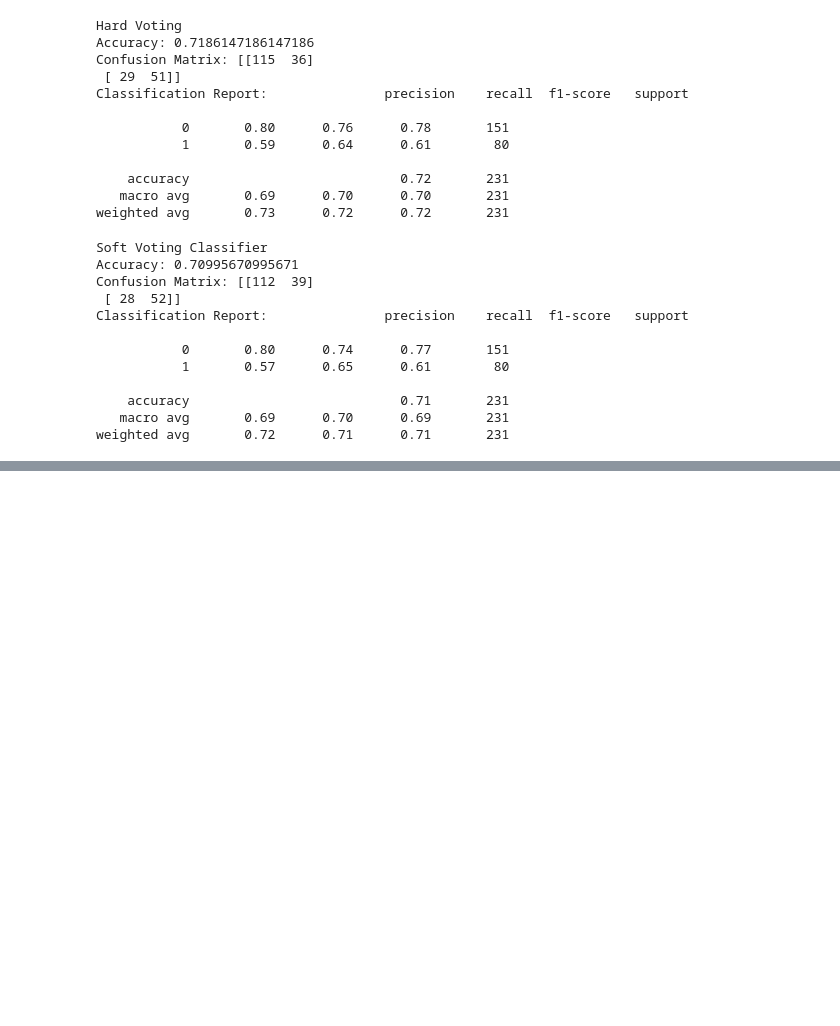
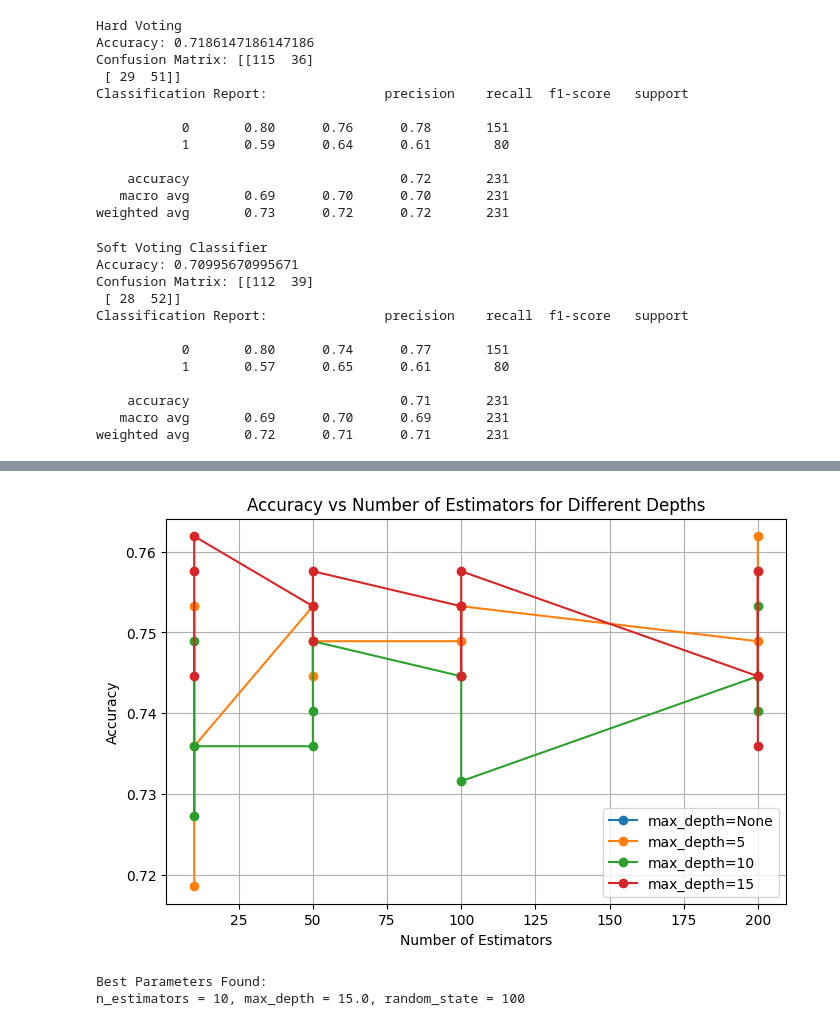
Before and after one commit to PochampellyDeekshitha/MachineLearning, a Jupyter notebook: WEEK8.ipynb, the cells around one changed output, grey strips where cells are left out. Drawn from its saved outputs; the diff is of its cells as text; code cells hidden in the pictures; blank space fills up the shorter version.

```diff
--- a/WEEK8.ipynb
+++ b/WEEK8.ipynb
@@ -226,3 +226,31 @@ Classification Report:               precision    recall  f1-score   support
     accuracy                           0.71       231
    macro avg       0.69      0.70      0.69       231
 weighted avg       0.72      0.71      0.71       231
+# %%
+import pandas as pd
+from sklearn.model_selection import train_test_split
+from sklearn.ensemble import RandomForestClassifier
+from sklearn.metrics import accuracy_score, classification_report
+import matplotlib.pyplot as plt
+df = pd.read_csv("diabetes.csv")
+X = df.drop('Outcome', axis=1)
+y = df['Outcome']
+X_train, X_test, y_train, y_test = train_test_split(X, y, test_size=0.3, random_state=42)
+# %%
+estimators = [10, 50, 100, 200]
+max_depths = [None, 5, 10, 15]
+random_states = [0, 42, 100]
+
+results = []
+for est in estimators:
+    for depth in max_depths:
+        for rs in random_states:
+            rf = RandomForestClassifier(n_estimators=est,max_depth=depth,random_state=rs)
+            rf.fit(X_train, y_train)
+            y_pred = rf.predict(X_test)
+            acc = accuracy_score(y_test, y_pred)
+            results.append((est, depth, rs, acc))
+# %%
+results_df = pd.DataFrame(results, columns=['n_estimators', 'max_depth', 'random_state', 'accuracy'])
+print("Random Forest Parameter Exploration Results ")
+print(results_df)
@@ -228,0 +275,21 @@ weighted avg       0.72      0.71      0.71       231
+# %%
+plt.figure(figsize=(8,5))
+for depth in max_depths:
+    subset = results_df[results_df['max_depth'] == depth]
+    plt.plot(subset['n_estimators'], subset['accuracy'], marker='o', label=f"max_depth={depth}")
+plt.title("Accuracy vs Number of Estimators for Different Depths")
+plt.xlabel("Number of Estimators")
+plt.ylabel("Accuracy")
+plt.legend()
+plt.grid(True)
+plt.show()
+# %% [output]
+[figure, added]
+# %%
+best = results_df.loc[results_df['accuracy'].idxmax()]
+best_params = (int(best['n_estimators']), best['max_depth'], int(best['random_state']))
+print("Best Parameters Found:")
+print(f"n_estimators = {best_params[0]}, max_depth = {best_params[1]}, random_state = {best_params[2]}")
+# %% [output]
+Best Parameters Found:
+n_estimators = 10, max_depth = 15.0, random_state = 100
```
Also changed, not shown: parts of 2 cells of this notebook.
